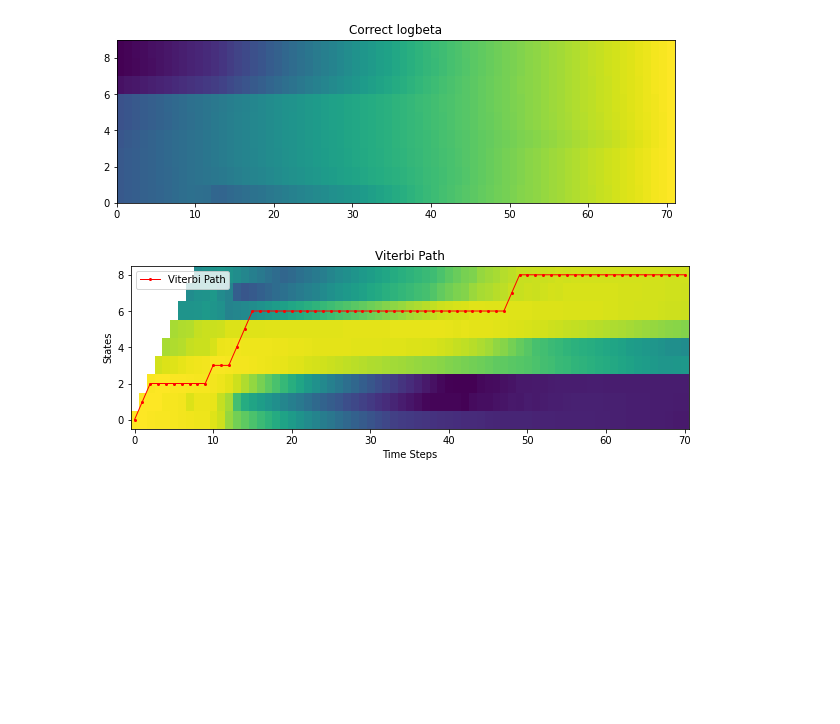
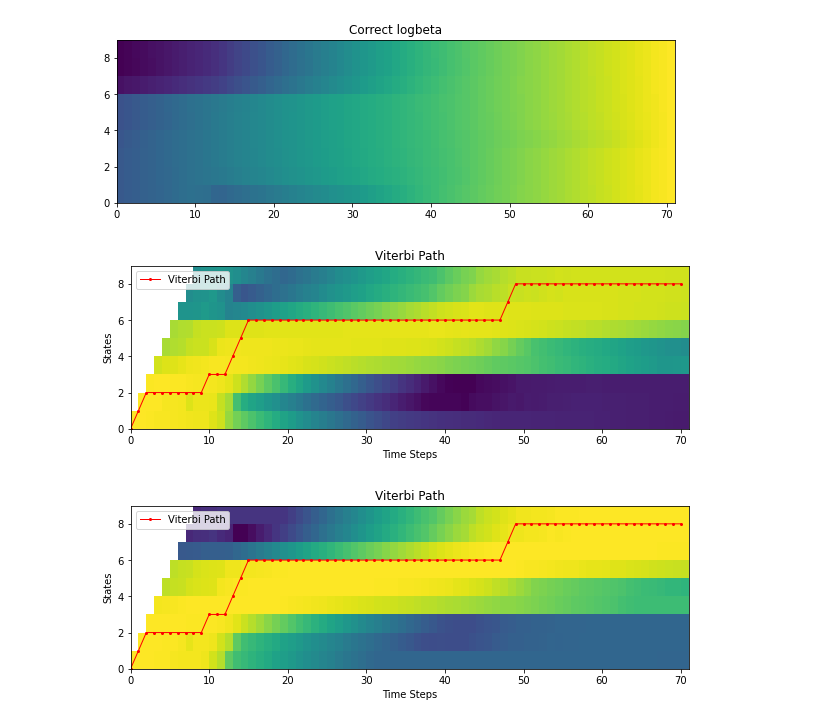
Before and after one commit to kyebinan/Speach-Speaker-Recognition, a Jupyter notebook: Lab2/lab2_main.ipynb, the cells around one changed output. Drawn from its saved outputs; the diff is of its cells as text; code cells hidden in the pictures; blank space fills up the shorter version.

Commit message:
update the code with the viterbi part

```diff
--- a/Lab2/lab2_main.ipynb
+++ b/Lab2/lab2_main.ipynb
@@ -101,15 +101,25 @@ log_emlik = log_multivariate_normal_density_diag(observed_data, means, covars)
 viterbi_loglik, viterbi_path = viterbi(log_emlik, np.log(one_spkr_word_HMMs['o']['startprob'][:-1]), np.log(one_spkr_word_HMMs['o']['transmat'][:-1, :-1]), forceFinalState=True)
 # %%
 fig, ax = plt.subplots(figsize=(10, 3))
-# Set 'origin' to 'lower' to reverse the y-axis
-ax.imshow(log_gamma.T, cmap='viridis', aspect='auto', interpolation='none', origin='lower')
+ax.pcolormesh(log_gamma.T, cmap='viridis')
 ax.plot(viterbi_path, color='r', marker='o', markersize=2, linestyle='-', linewidth=1, label='Viterbi Path')
 ax.set_title("Viterbi Path")
 ax.set_xlabel('Time Steps')
 ax.set_ylabel('States')
 ax.legend()
 plt.show()
+
+
+fig, ax = plt.subplots(figsize=(10, 3))
+ax.pcolormesh(example["loggamma"].T, cmap='viridis')
+ax.plot(viterbi_path, color='r', marker='o', markersize=2, linestyle='-', linewidth=1, label='Viterbi Path')
+ax.set_title("Viterbi Path")
+ax.set_xlabel('Time Steps')
+ax.set_ylabel('States')
+ax.legend()
+plt.show()
 # %% [output]
-[figure, old version]
+[figure, new version]
+[figure, added]
 # %%
 # Baum-welch
```
